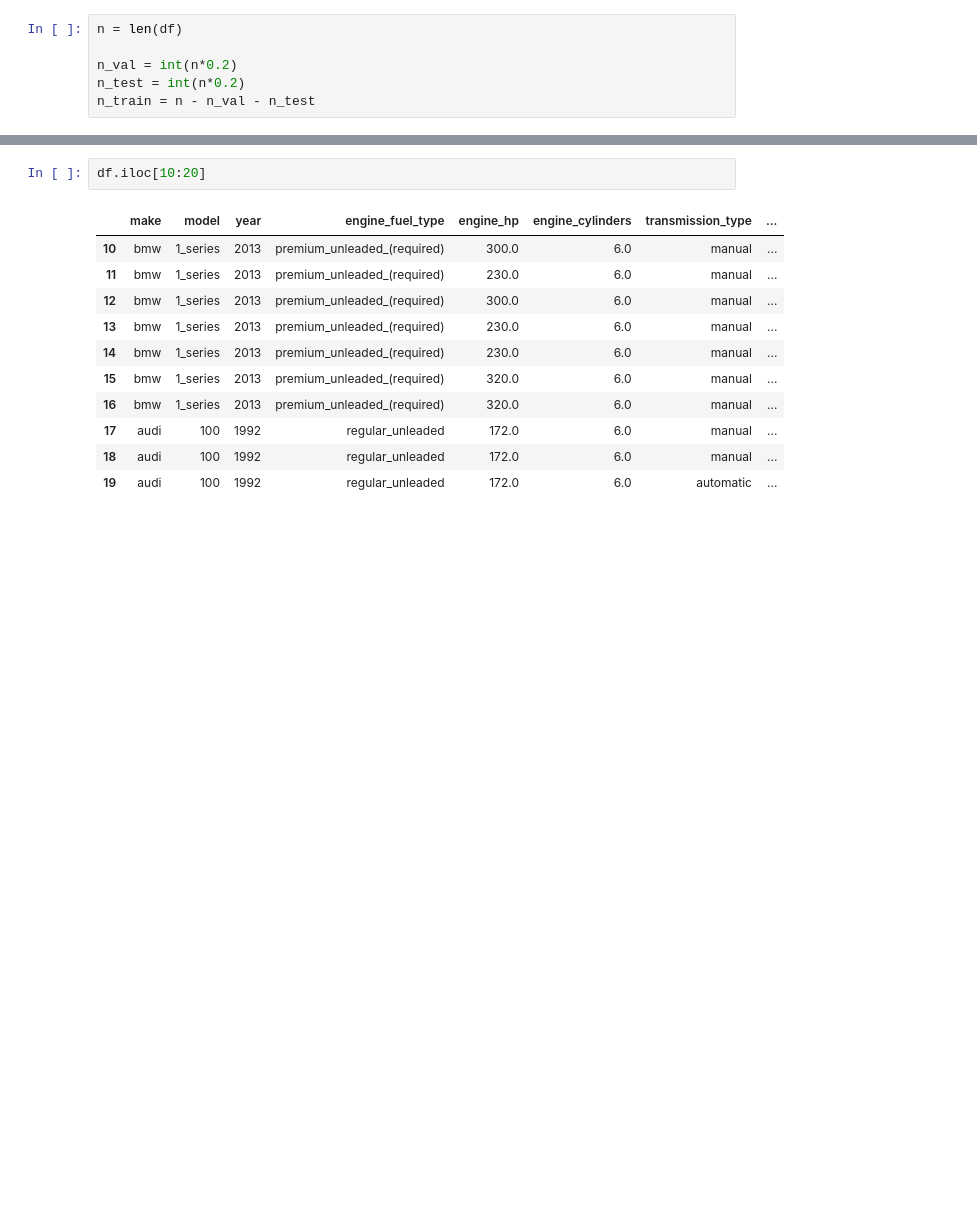
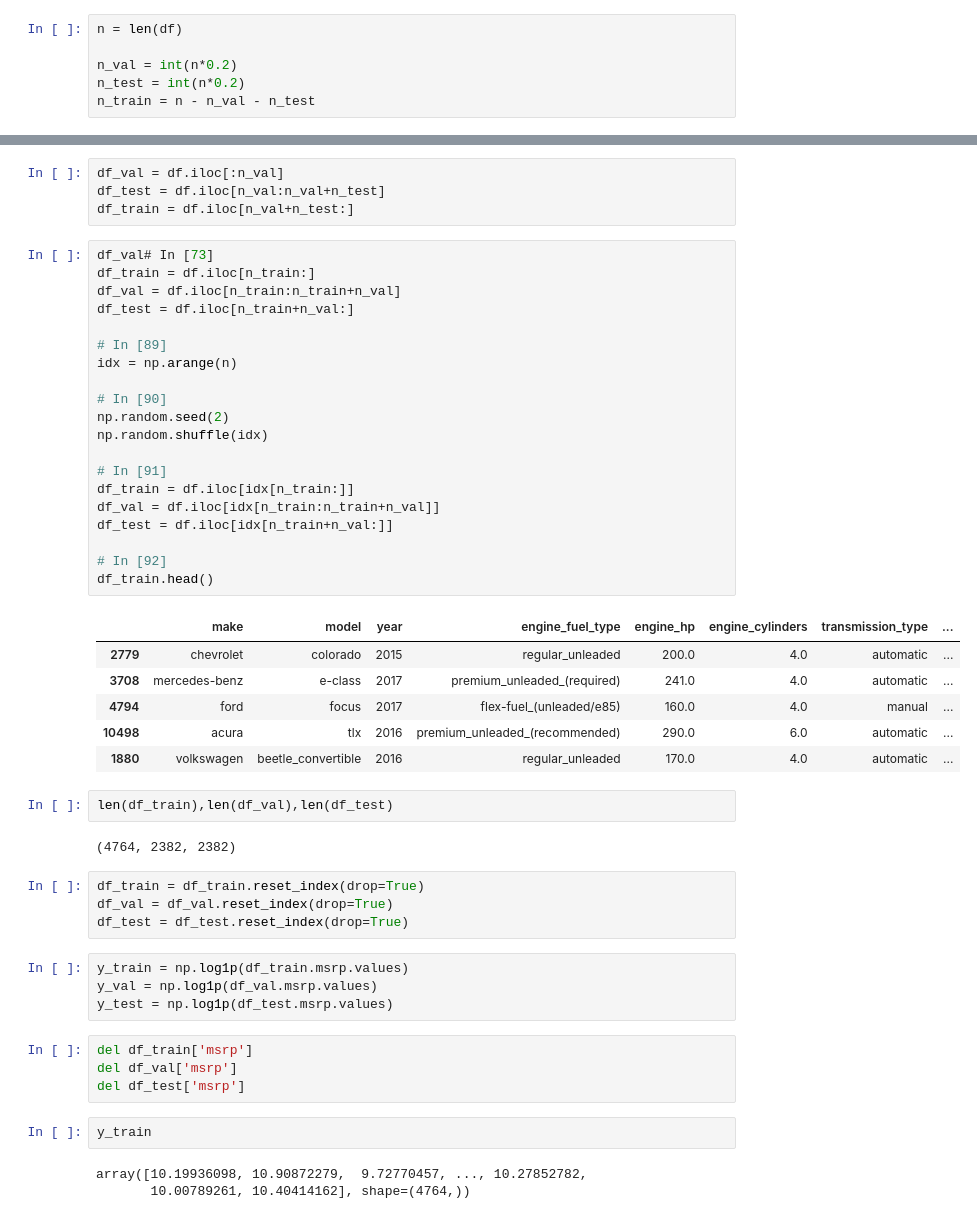
Before and after one commit to henryWu1126/mechine-learning-zoomcamp, a Jupyter notebook: 02_car_data_project.ipynb, the cells around one changed output, grey strips where cells are left out. Cells and saved outputs as stored; diff of their text form; blank space fills up the shorter version.

```diff
--- a/02_car_data_project.ipynb
+++ b/02_car_data_project.ipynb
@@ -251,14 +259,52 @@ n_val,n_test,n_train
 # %%
-df.iloc[10:20]
+df_val = df.iloc[:n_val]
+df_test = df.iloc[n_val:n_val+n_test]
+df_train = df.iloc[n_val+n_test:]
-# %% [output]
-|  | make | model | year | engine_fuel_type | engine_hp | engine_cylinders | transmission_type | ... |
-| 10 | bmw | 1_series | 2013 | premium_unleaded_(required) | 300.0 | 6.0 | manual | ... |
-| 11 | bmw | 1_series | 2013 | premium_unleaded_(required) | 230.0 | 6.0 | manual | ... |
-| 12 | bmw | 1_series | 2013 | premium_unleaded_(required) | 300.0 | 6.0 | manual | ... |
-| 13 | bmw | 1_series | 2013 | premium_unleaded_(required) | 230.0 | 6.0 | manual | ... |
-| 14 | bmw | 1_series | 2013 | premium_unleaded_(required) | 230.0 | 6.0 | manual | ... |
-| 15 | bmw | 1_series | 2013 | premium_unleaded_(required) | 320.0 | 6.0 | manual | ... |
-| 16 | bmw | 1_series | 2013 | premium_unleaded_(required) | 320.0 | 6.0 | manual | ... |
-| 17 | audi | 100 | 1992 | regular_unleaded | 172.0 | 6.0 | manual | ... |
-| 18 | audi | 100 | 1992 | regular_unleaded | 172.0 | 6.0 | manual | ... |
-| 19 | audi | 100 | 1992 | regular_unleaded | 172.0 | 6.0 | automatic | ... |
+# %%
+df_val# In [73]
+df_train = df.iloc[n_train:]
+df_val = df.iloc[n_train:n_train+n_val]
+df_test = df.iloc[n_train+n_val:]
+
+# In [89]
+idx = np.arange(n)
+
+# In [90]
+np.random.seed(2)
+np.random.shuffle(idx)
+
+# In [91]
+df_train = df.iloc[idx[n_train:]]
+df_val = df.iloc[idx[n_train:n_train+n_val]]
+df_test = df.iloc[idx[n_train+n_val:]]
+
+# In [92]
+df_train.head()
+# %% [output]
+|  | make | model | year | engine_fuel_type | engine_hp | engine_cylinders | transmission_type | ... |
+| 2779 | chevrolet | colorado | 2015 | regular_unleaded | 200.0 | 4.0 | automatic | ... |
+| 3708 | mercedes-benz | e-class | 2017 | premium_unleaded_(required) | 241.0 | 4.0 | automatic | ... |
+| 4794 | ford | focus | 2017 | flex-fuel_(unleaded/e85) | 160.0 | 4.0 | manual | ... |
+| 10498 | acura | tlx | 2016 | premium_unleaded_(recommended) | 290.0 | 6.0 | automatic | ... |
+| 1880 | volkswagen | beetle_convertible | 2016 | regular_unleaded | 170.0 | 4.0 | automatic | ... |
+# %%
+len(df_train),len(df_val),len(df_test)
+# %% [output]
+(4764, 2382, 2382)
+# %%
+df_train = df_train.reset_index(drop=True)
+df_val = df_val.reset_index(drop=True)
+df_test = df_test.reset_index(drop=True)
+# %%
+y_train = np.log1p(df_train.msrp.values)
+y_val = np.log1p(df_val.msrp.values)
+y_test = np.log1p(df_test.msrp.values)
+# %%
+del df_train['msrp']
+del df_val['msrp']
+del df_test['msrp']
+# %%
+y_train
+# %% [output]
+array([10.19936098, 10.90872279,  9.72770457, ..., 10.27852782,
+       10.00789261, 10.40414162], shape=(4764,))
```
Also changed, not shown: parts of 5 cells of this notebook.
